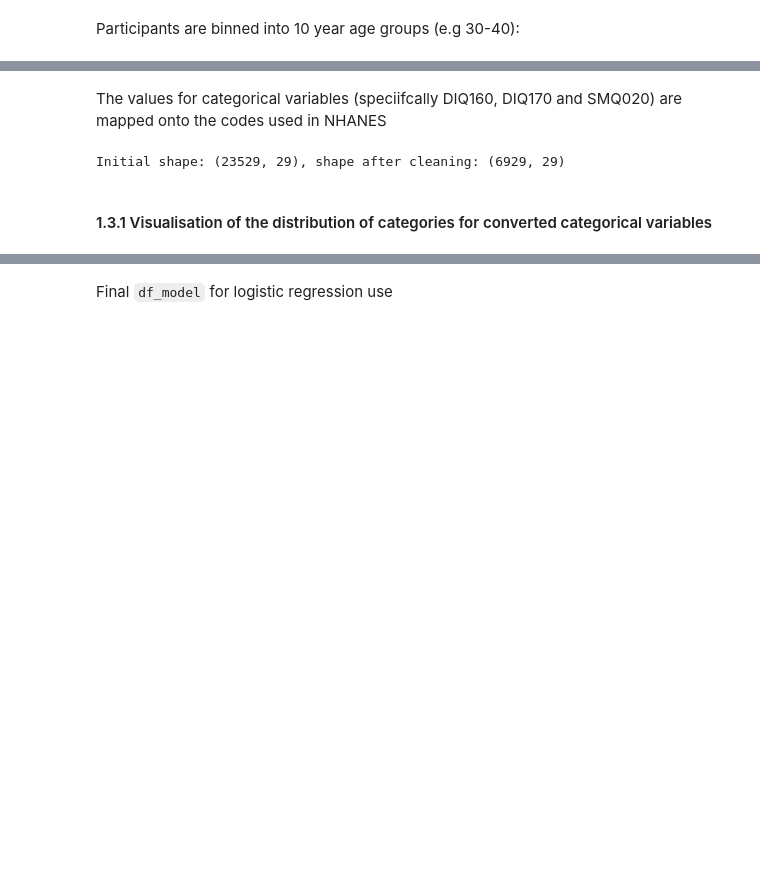
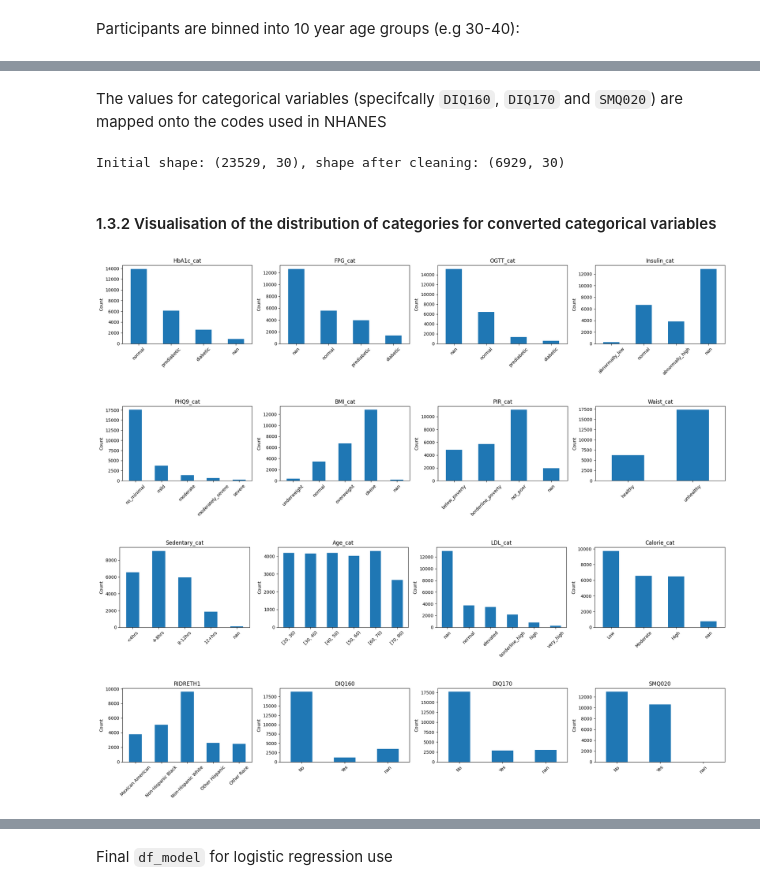
Before and after one commit to the-skyfishy/NHANES-depression-diabetes-analysis, a Jupyter notebook: BIOPAL_Report.ipynb, the cells around one changed output, grey strips where cells are left out. Drawn from its saved outputs; the diff is of its cells as text; code cells hidden in the pictures; blank space fills up the shorter version.

````diff
--- a/BIOPAL_Report.ipynb
+++ b/BIOPAL_Report.ipynb
@@ -584,5 +600,11 @@ df["LDL_cat"] = pd.cut(
+# %%
+df["Calorie_cat"] = pd.cut(
+    df["DR1TKCAL"],
+    bins=[-np.inf, 1800, 2500, np.inf],
+    labels=["Low", "Moderate", "High"]
+)
 # %% [markdown]
-The values for categorical variables (speciifcally DIQ160, DIQ170 and SMQ020) are mapped onto the codes used in NHANES
+The values for categorical variables (specifcally ```DIQ160```, ```DIQ170``` and ```SMQ020```) are mapped onto the codes used in NHANES
 # %%
 # -----------------------------
 # Gender
@@ -615,9 +637,9 @@ df["SMQ020"] = df["SMQ020"].map({1: "Yes", 2: "No"})
 df_model = df.dropna()
 print(f'Initial shape: {df.shape}, shape after cleaning: {df_model.shape}')
 # %% [output]
-Initial shape: (23529, 29), shape after cleaning: (6929, 29)
+Initial shape: (23529, 30), shape after cleaning: (6929, 30)
 # %% [markdown]
-#### 1.3.1 Visualisation of the distribution of categories for converted categorical variables
+#### 1.3.2 Visualisation of the distribution of categories for converted categorical variables
 # %%
 # --------------------------------
 # List of categorical variables
@@ -625,7 +647,7 @@ Initial shape: (23529, 29), shape after cleaning: (6929, 29)
 cat_vars = [
     "HbA1c_cat", "FPG_cat", "OGTT_cat", "Insulin_cat",
     "PHQ9_cat", "BMI_cat", "PIR_cat", "Waist_cat",
-    "Sedentary_cat", "Age_cat", "LDL_cat", "RIDRETH1", "DIQ160", "DIQ170", "SMQ020"
+    "Sedentary_cat", "Age_cat", "LDL_cat", "Calorie_cat", "RIDRETH1", "DIQ160", "DIQ170", "SMQ020"
 ]
 
 # --------------------------------
@@ -651,3 +673,10 @@ def plot_categorical_distributions(df, variables, chunk_size=4):
 
         plt.tight_layout()
         plt.show()
+# %%
+plot_categorical_distributions(df, cat_vars, chunk_size=4)
+# %% [output]
+[figure, added]
+[figure, added]
+[figure, added]
+[figure, added]
````
Also changed, not shown: parts of 34 cells of this notebook.
